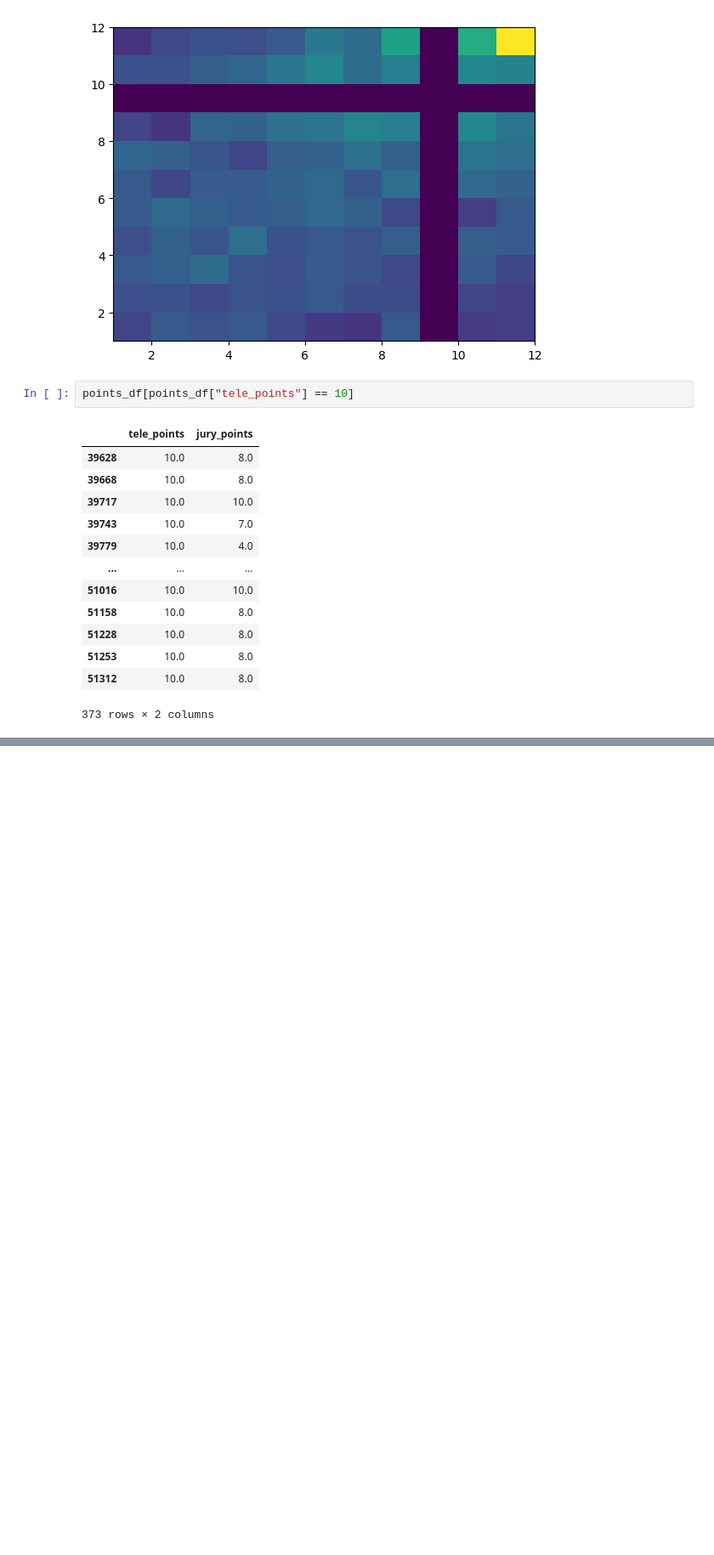
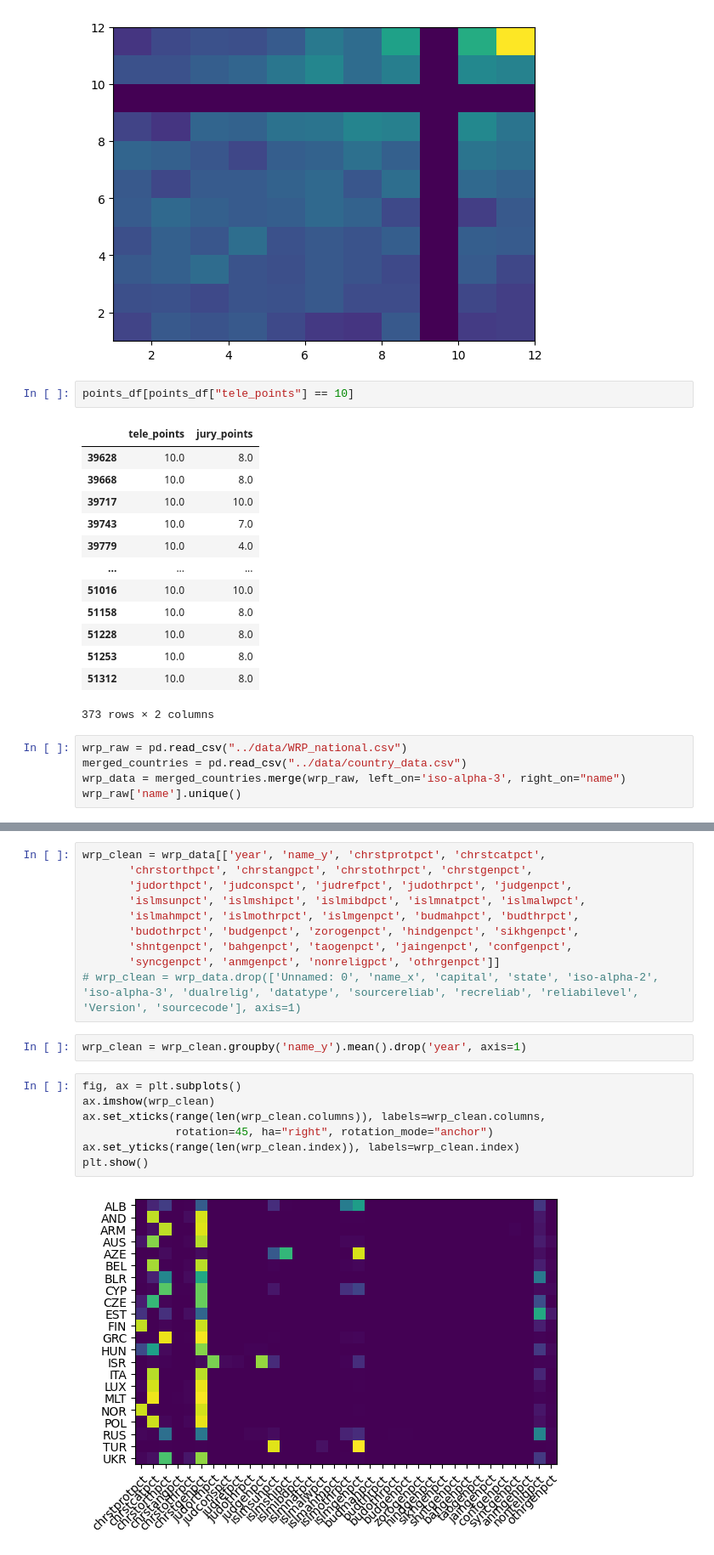
Before and after one commit to kluedemann/eurovision-voting-analysis, a Jupyter notebook: src/preliminary_analysis.ipynb, the cells around one changed output, grey strips where cells are left out. Shown at 85% size. Cells and saved outputs as stored; diff of their text form; blank space fills up the shorter version.

Commit message:
Visualize religion demographics

```diff
--- a/src/preliminary_analysis.ipynb
+++ b/src/preliminary_analysis.ipynb
@@ -169,3 +169,8 @@ points_df[points_df["tele_points"] == 10]
 | 51253 | 10.0 | 8.0 |
 | 51312 | 10.0 | 8.0 |
 373 rows × 2 columns
+# %%
+wrp_raw = pd.read_csv("../data/WRP_national.csv")
+merged_countries = pd.read_csv("../data/country_data.csv")
+wrp_data = merged_countries.merge(wrp_raw, left_on='iso-alpha-3', right_on="name")
+wrp_raw['name'].unique()
@@ -171,0 +195,21 @@ points_df[points_df["tele_points"] == 10]
+# %%
+wrp_clean = wrp_data[['year', 'name_y', 'chrstprotpct', 'chrstcatpct',
+       'chrstorthpct', 'chrstangpct', 'chrstothrpct', 'chrstgenpct',
+       'judorthpct', 'judconspct', 'judrefpct', 'judothrpct', 'judgenpct',
+       'islmsunpct', 'islmshipct', 'islmibdpct', 'islmnatpct', 'islmalwpct',
+       'islmahmpct', 'islmothrpct', 'islmgenpct', 'budmahpct', 'budthrpct',
+       'budothrpct', 'budgenpct', 'zorogenpct', 'hindgenpct', 'sikhgenpct',
+       'shntgenpct', 'bahgenpct', 'taogenpct', 'jaingenpct', 'confgenpct',
+       'syncgenpct', 'anmgenpct', 'nonreligpct', 'othrgenpct']]
+# wrp_clean = wrp_data.drop(['Unnamed: 0', 'name_x', 'capital', 'state', 'iso-alpha-2', 'iso-alpha-3', 'dualrelig', 'datatype', 'sourcereliab', 'recreliab', 'reliabilevel', 'Version', 'sourcecode'], axis=1)
+# %%
+wrp_clean = wrp_clean.groupby('name_y').mean().drop('year', axis=1)
+# %%
+fig, ax = plt.subplots()
+ax.imshow(wrp_clean)
+ax.set_xticks(range(len(wrp_clean.columns)), labels=wrp_clean.columns,
+              rotation=45, ha="right", rotation_mode="anchor")
+ax.set_yticks(range(len(wrp_clean.index)), labels=wrp_clean.index)
+plt.show()
+# %% [output]
+[figure, added]
```
Also changed, not shown: parts of 1 cell of this notebook, 1 other file.
